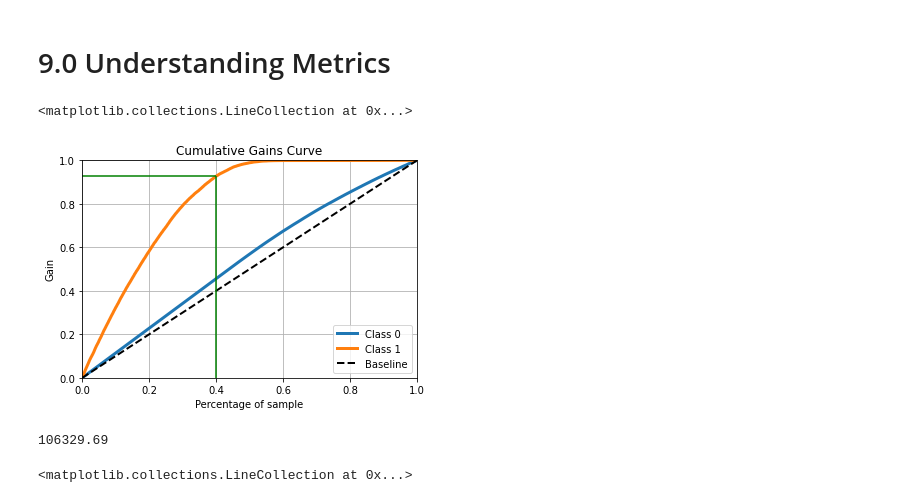
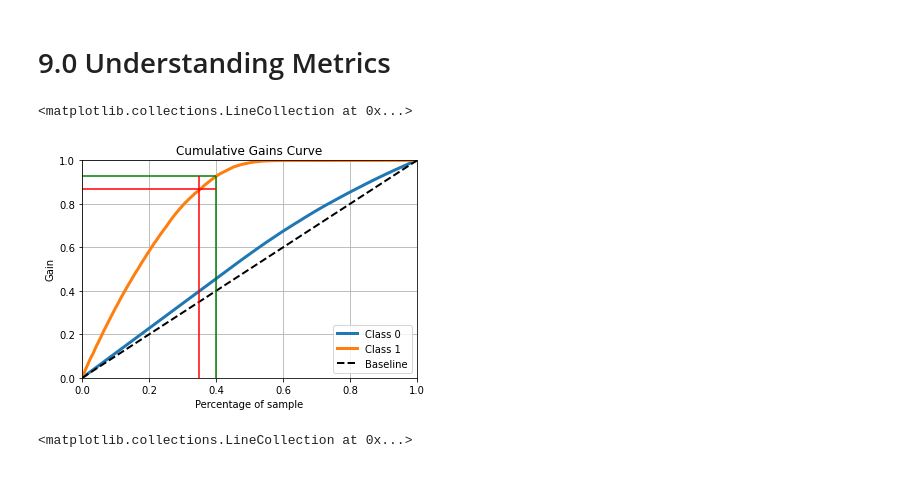
Before and after one commit to alexandrerod/health_insurance_cross_sell, a Jupyter notebook: notebooks/heath_insurance.ipynb, the cells around one changed output. Saved outputs shown, nothing was run; the diff lists cells and outputs as text; code cells hidden in the pictures.

```diff
--- a/notebooks/heath_insurance.ipynb
+++ b/notebooks/heath_insurance.ipynb
@@ -809,14 +809,13 @@ result_tunned
 # %%
 sktplt.metrics.plot_cumulative_gain(y_test, yhat_xgb_tunned)
 plt.hlines(0.93,xmin=0, xmax=0.40, colors='green')
 plt.vlines(0.4, ymin=0, ymax=0.93, colors='green')
+
+plt.hlines(0.87,xmin=0, xmax=0.40, colors='red')
+plt.vlines(0.35, ymin=0, ymax=0.93, colors='red')
 # %% [output]
 <matplotlib.collections.LineCollection at 0x...>
-[figure, old version]
+[figure, new version]
-# %%
-x_test.shape[0] * 0.93
-# %% [output]
-106329.69
 # %%
 sktplt.metrics.plot_lift_curve(y_test, yhat_xgb_tunned)
 plt.hlines(2.3,xmin=0, xmax=0.4, colors='green')
```
Also changed, not shown: parts of 1 cell of this notebook, 7 other files.
